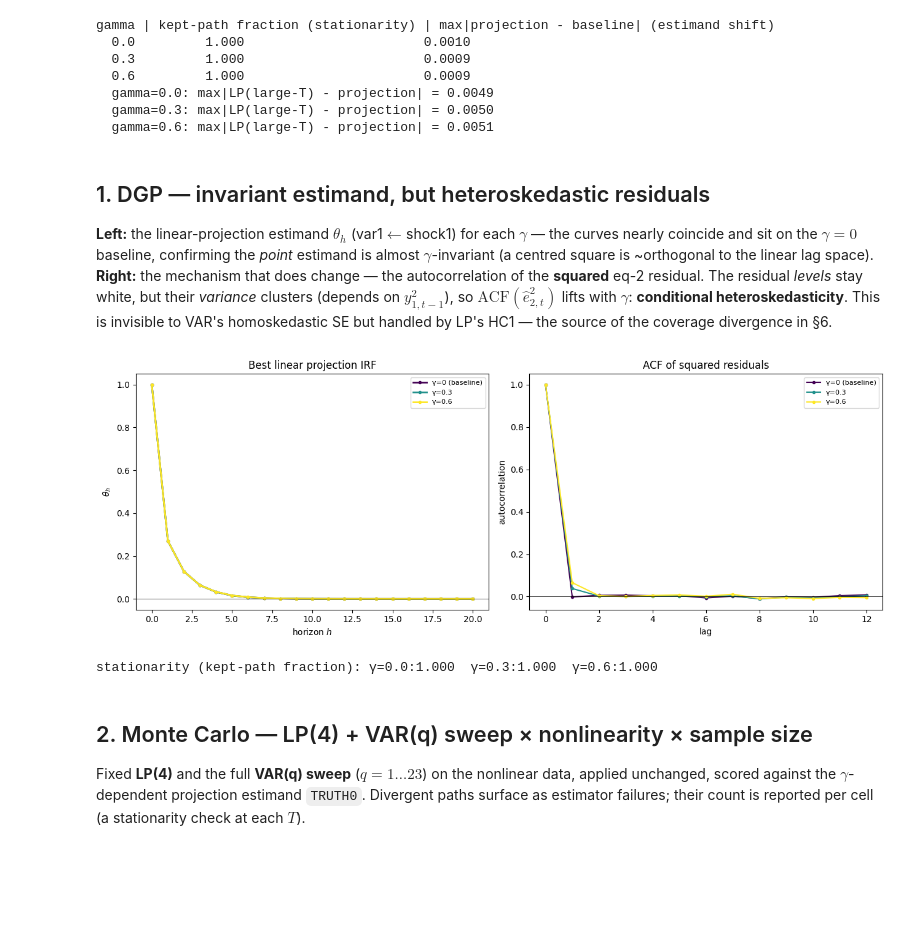
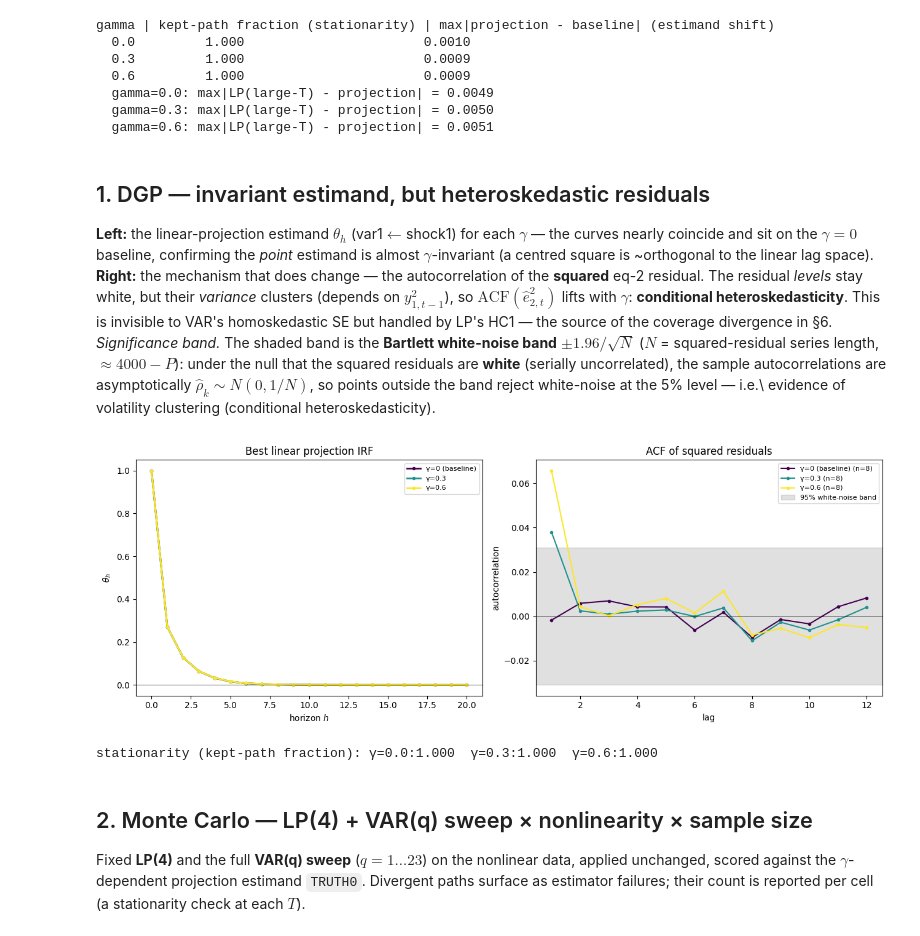
Before and after one commit to Aaron030/Monte_Carlo-LP_vs_VAR, a Jupyter notebook: experiments/Extension_Nonlinear/LOW_Extension_Nonlinear_DGP.ipynb, the cells around one changed output. Saved outputs shown, nothing was run; the diff lists cells and outputs as text; code cells hidden in the pictures; blank space fills up the shorter version.

Commit message:
add ACF significance

```diff
--- a/experiments/Extension_Nonlinear/LOW_Extension_Nonlinear_DGP.ipynb
+++ b/experiments/Extension_Nonlinear/LOW_Extension_Nonlinear_DGP.ipynb
@@ -128,46 +128,56 @@ gamma | kept-path fraction (stationarity) | max|projection - baseline| (estimand
 # %% [markdown]
 ## 1. DGP — invariant estimand, but heteroskedastic residuals
 
-**Left:** the linear-projection estimand $\theta_h$ (var1$\leftarrow$shock1) for each $\gamma$ — the curves nearly coincide and sit on the $\gamma=0$ baseline, confirming the *point* estimand is almost $\gamma$-invariant (a centred square is ~orthogonal to the linear lag space). **Right:** the mechanism that does change — the autocorrelation of the **squared** eq-2 residual. The residual *levels* stay white, but their *variance* clusters (depends on $y_{1,t-1}^2$), so $\mathrm{ACF}(\hat e_{2,t}^2)$ lifts with $\gamma$: **conditional heteroskedasticity**. This is invisible to VAR's homoskedastic SE but handled by LP's HC1 — the source of the coverage divergence in §6.
+**Left:** the linear-projection estimand $\theta_h$ (var1$\leftarrow$shock1) for each $\gamma$ — the curves nearly coincide and sit on the $\gamma=0$ baseline, confirming the *point* estimand is almost $\gamma$-invariant (a centred square is ~orthogonal to the linear lag space). **Right:** the mechanism that does change — the autocorrelation of the **squared** eq-2 residual. The residual *levels* stay white, but their *variance* clusters (depends on $y_{1,t-1}^2$), so $\mathrm{ACF}(\hat e_{2,t}^2)$ lifts with $\gamma$: **conditional heteroskedasticity**. This is invisible to VAR's homoskedastic SE but handled by LP's HC1 — the source of the coverage divergence in §6. *Significance band.* The shaded band is the **Bartlett white-noise band** $\pm 1.96/\sqrt{N}$ ($N$ = squared-residual series length, $\approx 4000-P$): under the null that the squared residuals are **white** (serially uncorrelated), the sample autocorrelations are asymptotically $\hat\rho_k \sim N(0, 1/N)$, so points outside the band reject white-noise at the 5% level — i.e.\ evidence of volatility clustering (conditional heteroskedasticity).
 # %%
 fig, axes = plt.subplots(1, 2, figsize=(13, 4.8))
 
 # (a) near-invariant linear estimand
 ax = axes[0]
 for g in GAMMAS:
     lab = "γ=0 (baseline)" if g == 0 else f"γ={g}"
     ax.plot(hgrid, TRUTH0[g], "o-", lw=2.0, ms=3, color=cg[g], label=lab)
 ax.axhline(0, color="k", lw=0.5)
 ax.set_title(f"Best linear projection IRF")
 ax.set_xlabel("horizon $h$"); ax.set_ylabel(r"$\theta_h$"); ax.legend(fontsize=8)
 
 # (b) conditional heteroskedasticity: ACF of squared eq-2 residual lifts with gamma
 ax = axes[1]
 def _acf(x, L=12):
     x = x - x.mean(); v = x @ x
     return np.array([1.0] + [(x[l:] @ x[:-l]) / v for l in range(1, L + 1)])
-rng = np.random.default_rng(SEED)
 for g in GAMMAS:
-    ys = [simulate_quad_lag_var(DGPS[g], 4000, np.random.default_rng(s))
-          for s in np.random.SeedSequence(SEED).spawn(8)]
-    ys = [y for y in ys if np.isfinite(y).all()]
     acfs = []
-    for y in ys:
+    for s in np.random.SeedSequence(SEED).spawn(64):           # oversample: metastable paths are dropped below
+        y = simulate_quad_lag_var(DGPS[g], 4000, np.random.default_rng(s))
+        if not np.isfinite(y).all() or np.abs(y).max() > 1e6:  # drop divergent / mid-explosion paths;
+            continue                                           # finite-but-huge values overflow res**2 in the ACF
         with np.errstate(all="ignore"):
             _, _, res = fit_var_ols(y, P)
         acfs.append(_acf(res[:, 1] ** 2, 12))
+        if len(acfs) >= 8:
+            break
     lab = "γ=0 (baseline)" if g == 0 else f"γ={g}"
-    ax.plot(range(13), np.mean(acfs, 0), "o-", ms=3, color=cg[g], label=lab)
+    ax.plot(range(1, 13), np.nanmean(acfs, 0)[1:], "o-", ms=3, color=cg[g],   # lag 1..12 (lag 0 == 1 by definition)
+            label=lab + f" (n={len(acfs)})")                                   # n = stationary paths kept
 ax.axhline(0, color="k", lw=0.5)
+# Significance band = Bartlett white-noise band. Null: the squared residuals are serially
+# uncorrelated (white). Under that null the sample ACF is asymptotically rho_hat_k ~ N(0, 1/N),
+# so the two-sided 95% band is 0 +/- 1.96/sqrt(N). It is the standard correlogram band (an
+# asymptotic sampling result, not a simulated process); points outside it reject white-noise
+# -> evidence of volatility clustering / conditional heteroskedasticity. N = series length.
+nb_acf = 4000 - P                                  # squared-residual series length feeding each ACF
+band = 1.96 / np.sqrt(nb_acf)                      # Bartlett 95% white-noise band  +/- 1.96/sqrt(N)
+ax.axhspan(-band, band, color="black", alpha=0.12, label="95% white-noise band")
 ax.set_title("ACF of squared residuals")
 ax.set_xlabel("lag"); ax.set_ylabel("autocorrelation"); ax.legend(fontsize=8)
 # fig.suptitle("Nonlinear-DGP: estimand fixed, residuals conditionally heteroskedastic", fontweight="bold")
 fig.tight_layout()
 plt.savefig(f"../../figures/NonLinear_DGP/NON_LIN_IRF_rho={RHO}.png")
 plt.show()
 print("stationarity (kept-path fraction): " + "  ".join(f"γ={g}:{kept[g]:.3f}" for g in GAMMAS))
 # %% [output]
-[figure, old version]
+[figure, new version]
 stationarity (kept-path fraction): γ=0.0:1.000  γ=0.3:1.000  γ=0.6:1.000
 # %% [markdown]
 ## 2. Monte Carlo — LP(4) + VAR(q) sweep × nonlinearity × sample size
```
Also changed, not shown: 6 other files.
